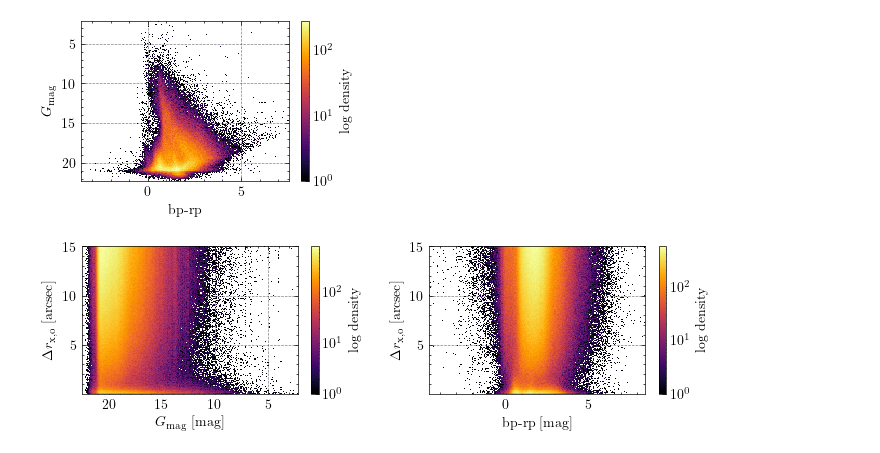
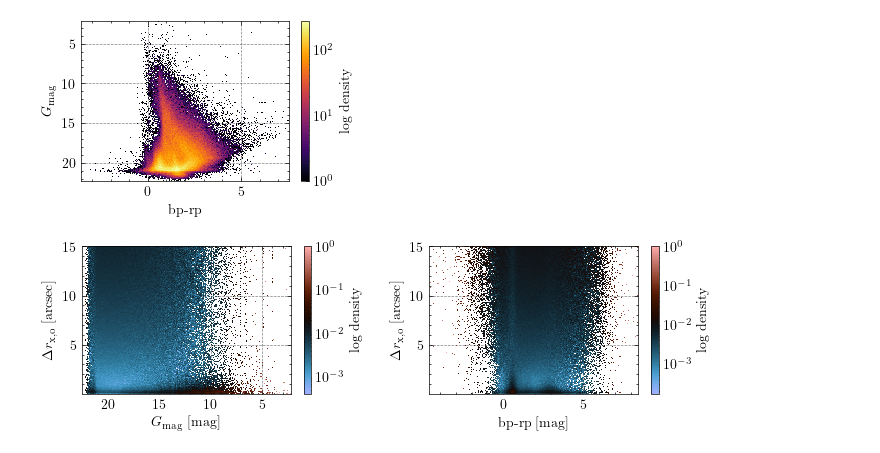
Before and after one commit to samuelperezdi/starsml, a Jupyter notebook: notebooks/paperplots.ipynb, the cells around one changed output. Drawn from its saved outputs; the diff is of its cells as text; code cells hidden in the pictures.

```diff
--- a/notebooks/paperplots.ipynb
+++ b/notebooks/paperplots.ipynb
@@ -180,43 +368,52 @@ plt.show()
 # %% [output]
 [figure]
 # %%
-# 1x2 subplots comparing 'separation' vs columns:
-# phot_g_mean_mag, bp_rp
+# 1x2 subplots comparing 'separation' vs phot_g_mean_mag and bp_rp, vertically normalized
 
 fig, axes = plt.subplots(1, 2, figsize=set_size(twoc, fraction=1.0, subplots=(1, 2)))
 
 # 1) separation vs phot_g_mean_mag
 ax = axes[0]
 df_g_clean = df_all_model.dropna(subset=['phot_g_mean_mag', 'separation'])
-hist_g = ax.hist2d(
-    df_g_clean['phot_g_mean_mag'],
-    df_g_clean['separation'],
-    bins=200, cmap='inferno', norm=LogNorm()
-)
-cb_g = fig.colorbar(hist_g[3], ax=ax)
+x_g = df_g_clean['phot_g_mean_mag'].values
+y_sep = df_g_clean['separation'].values
+
+H_g, xedges_g, yedges_g = np.histogram2d(x_g, y_sep, bins=200)
+# normalize each row
+H_g_sums = H_g.sum(axis=1)
+H_g_sums[H_g_sums == 0] = 1  # avoid division by zero
+H_g /= H_g_sums[:, np.newaxis]
+
+im_g = axes[0].pcolormesh(xedges_g, yedges_g, H_g.T, cmap=cm.berlin, norm=LogNorm(), shading='auto')
+cb_g = fig.colorbar(im_g, ax=axes[0])
 cb_g.set_label('log density')
 ax.set_xlabel(r'$G_{\mathrm{mag}}$ [mag]')
 ax.set_ylabel(r'$\Delta r_{\mathrm{x, o}}$ [arcsec]')
-ax.invert_xaxis()  # invert y-axis to match the typical astronomical convention
+ax.invert_xaxis()  # invert x-axis to match astronomical convention
 
 # 2) separation vs bp_rp
 ax = axes[1]
 df_bprp_clean = df_all_model.dropna(subset=['bp_rp', 'separation'])
-hist_bprp = ax.hist2d(
-    df_bprp_clean['bp_rp'],
-    df_bprp_clean['separation'],
-    bins=200, cmap='inferno', norm=LogNorm()
-)
-cb_bprp = fig.colorbar(hist_bprp[3], ax=ax)
+x_bprp = df_bprp_clean['bp_rp'].values
+y_sep = df_bprp_clean['separation'].values
+
+H_bprp, xedges_bprp, yedges_bprp = np.histogram2d(x_bprp, y_sep, bins=200)
+# normalize each row
+H_bprp_sums = H_bprp.sum(axis=1)
+H_bprp_sums[H_bprp_sums == 0] = 1  # avoid division by zero
+H_bprp /= H_bprp_sums[:, np.newaxis]
+
+mesh_bprp = ax.pcolormesh(xedges_bprp, yedges_bprp, H_bprp.T, cmap=cm.berlin, norm=LogNorm(), shading='auto')
+cb_bprp = fig.colorbar(mesh_bprp, ax=ax)
 cb_bprp.set_label('log density')
 ax.set_xlabel('bp-rp [mag]')
 ax.set_ylabel(r'$\Delta r_{\mathrm{x, o}}$ [arcsec]')
 
 plt.tight_layout()
 plt.savefig('figures/separation_vs_params_density_hist_gaia.pdf', bbox_inches='tight')
 plt.show()
 # %% [output]
-[figure, old version]
+[figure, new version]
 # %%
 # 1x2 subplots comparing 'separation' vs columns:
 # min_theta_mean, acis_time
```
Also changed, not shown: parts of 20 cells of this notebook, 2 other files.
